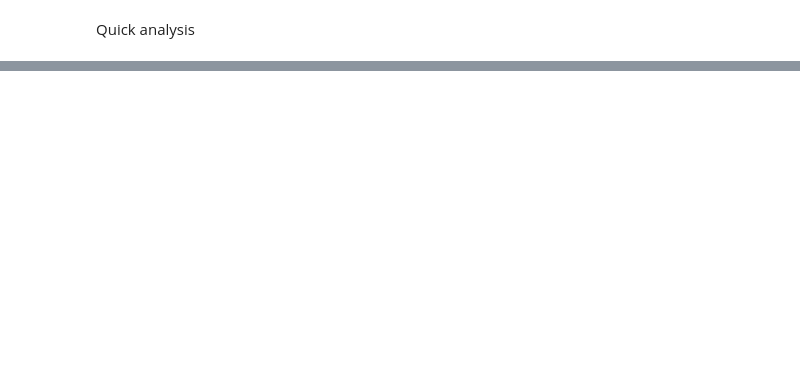
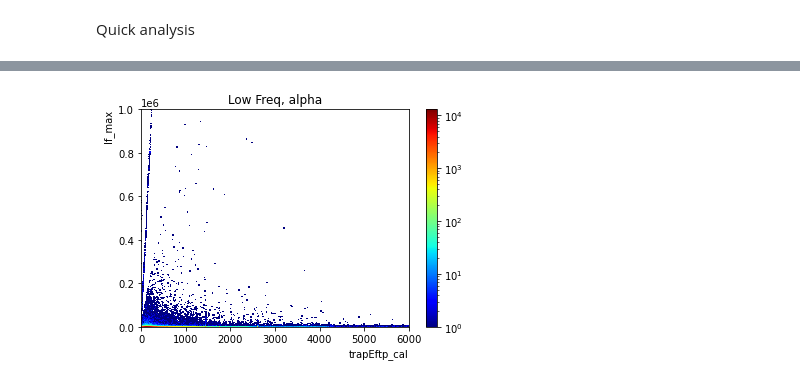
Before and after one commit to legend-exp/CAGE, a Jupyter notebook: analysis/DCR_tests.ipynb, the cells around one changed output, grey strips where cells are left out. Saved outputs shown, nothing was run; the diff lists cells and outputs as text; code cells hidden in the pictures; blank space fills up the shorter version.

```diff
--- a/analysis/DCR_tests.ipynb
+++ b/analysis/DCR_tests.ipynb
@@ -230 +280,19 @@ plt.show()
+# %%
+# Baseline vs E
+elo, ehi, epb = 0, 6000, 10
+lf_lo, lf_hi, lf_pb = 0, 1000000, 1000
+nbx = int((ehi-elo)/epb)
+nby = int((lf_hi-lf_lo)/lf_pb)
+
+h = plt.hist2d(df[etype], df['lf_max'], bins=[nbx,nby],
+                       range=[[elo, ehi], [lf_lo, lf_hi]], cmap='jet', norm=LogNorm())
+
+cb = plt.colorbar(h[3], ax=plt.gca())
+plt.xlabel(f'{etype}', ha='right', x=1)
+plt.ylabel('lf_max', ha='right', y=1)
+plt.title('Low Freq, alpha')
+# plt.tight_layout()
+plt.show()
+# %% [output]
+[figure, added]
 # %%
```
Also changed, not shown: parts of 24 cells of this notebook, 11 other files.
